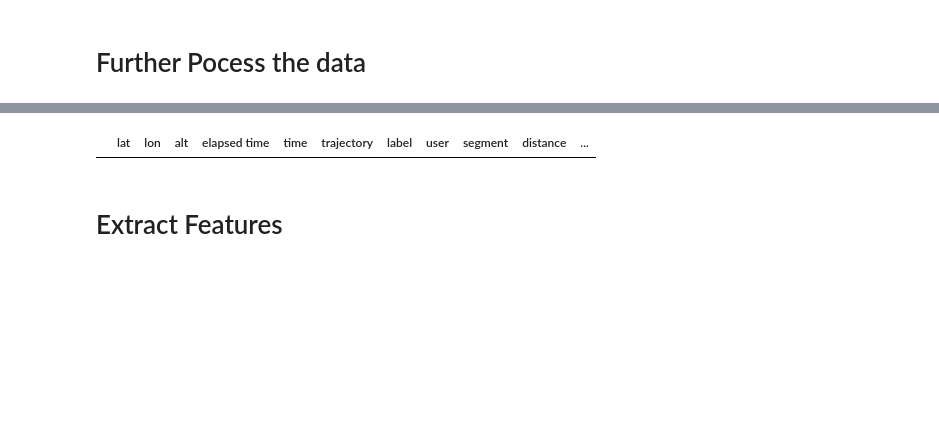
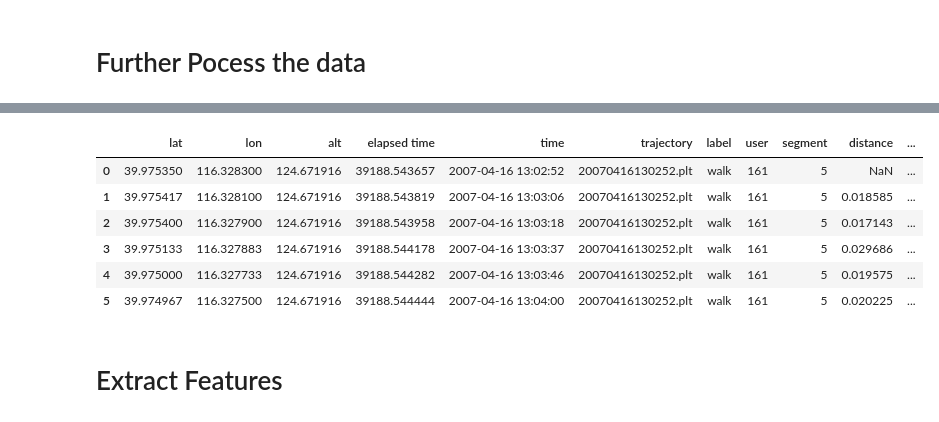
Before and after one commit to benteuu/Masterarbeit-Repo, a Jupyter notebook: data_extraction.ipynb, the cells around one changed output, grey strips where cells are left out. Cells and saved outputs as stored; diff of their text form; code cells hidden in the pictures; blank space fills up the shorter version.

```diff
--- a/data_extraction.ipynb
+++ b/data_extraction.ipynb
@@ -177,9 +145,16 @@ df
 # %%
 df.head(1000).to_csv('first_1000_rows.csv', index=False)
-# %%
-df[df['segment'] == '22166']
-# %% [output]
-|  | lat | lon | alt | elapsed time | time | trajectory | label | user | segment | distance | ... |
+# %%
+
+df[df['segment'] == 5]
+# %% [output]
+|  | lat | lon | alt | elapsed time | time | trajectory | label | user | segment | distance | ... |
+| 0 | 39.975350 | 116.328300 | 124.671916 | 39188.543657 | 2007-04-16 13:02:52 | 20070416130252.plt | walk | 161 | 5 | NaN | ... |
+| 1 | 39.975417 | 116.328100 | 124.671916 | 39188.543819 | 2007-04-16 13:03:06 | 20070416130252.plt | walk | 161 | 5 | 0.018585 | ... |
+| 2 | 39.975400 | 116.327900 | 124.671916 | 39188.543958 | 2007-04-16 13:03:18 | 20070416130252.plt | walk | 161 | 5 | 0.017143 | ... |
+| 3 | 39.975133 | 116.327883 | 124.671916 | 39188.544178 | 2007-04-16 13:03:37 | 20070416130252.plt | walk | 161 | 5 | 0.029686 | ... |
+| 4 | 39.975000 | 116.327733 | 124.671916 | 39188.544282 | 2007-04-16 13:03:46 | 20070416130252.plt | walk | 161 | 5 | 0.019575 | ... |
+| 5 | 39.974967 | 116.327500 | 124.671916 | 39188.544444 | 2007-04-16 13:04:00 | 20070416130252.plt | walk | 161 | 5 | 0.020225 | ... |
 # %% [markdown]
 # Extract Features
 # %%
```
Also changed, not shown: parts of 4 cells of this notebook, 7 other files.
